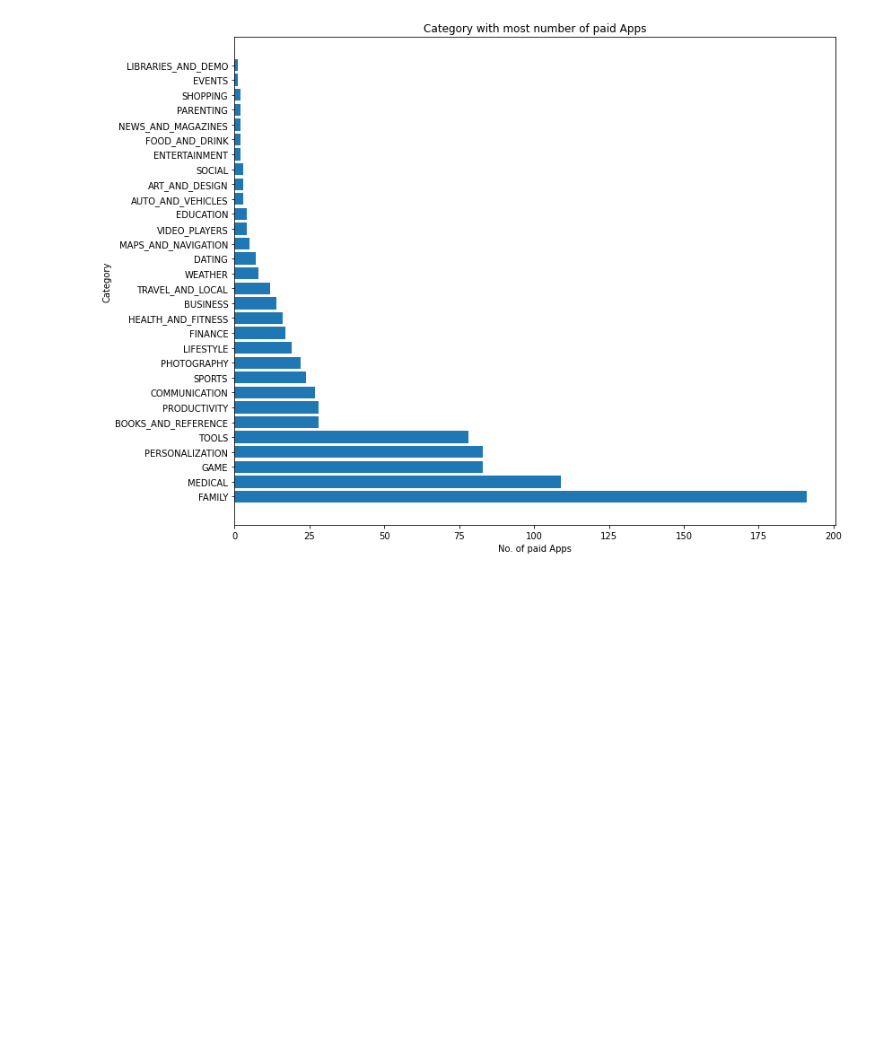
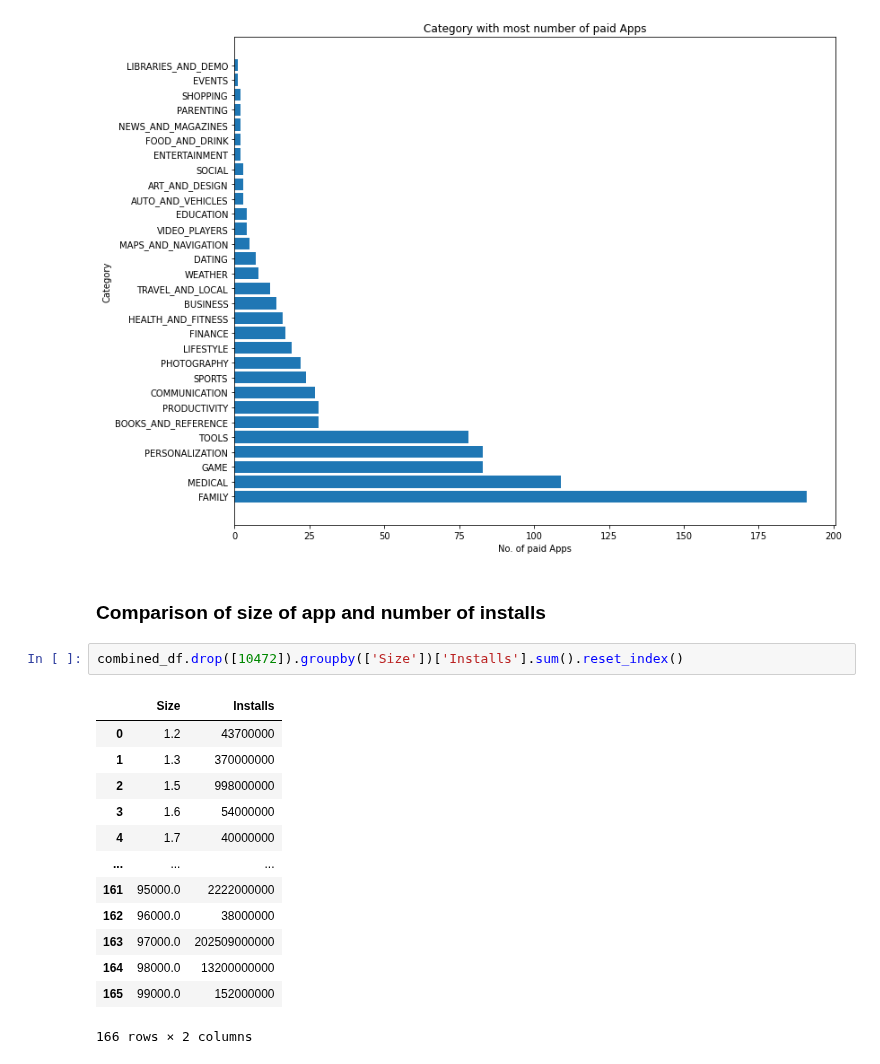
Before and after one commit to Preetirai-tech/Play-Store-App-Review-Analysis, a Jupyter notebook: Play_Store_App_Review_Analysis_Capstone_Project.ipynb, the cells around one changed output. Cells and saved outputs as stored; diff of their text form; blank space fills up the shorter version.

```diff
--- a/Play_Store_App_Review_Analysis_Capstone_Project.ipynb
+++ b/Play_Store_App_Review_Analysis_Capstone_Project.ipynb
@@ -279,3 +279,21 @@ plt.title('Category with most number of paid Apps')
 plt.show()
 # %% [output]
 [figure]
+# %% [markdown]
+### Comparison of size of app and number of installs
+# %%
+combined_df.drop([10472]).groupby(['Size'])['Installs'].sum().reset_index()
+# %% [output]
+|  | Size | Installs |
+| 0 | 1.2 | 43700000 |
+| 1 | 1.3 | 370000000 |
+| 2 | 1.5 | 998000000 |
+| 3 | 1.6 | 54000000 |
+| 4 | 1.7 | 40000000 |
+| ... | ... | ... |
+| 161 | 95000.0 | 2222000000 |
+| 162 | 96000.0 | 38000000 |
+| 163 | 97000.0 | 202509000000 |
+| 164 | 98000.0 | 13200000000 |
+| 165 | 99000.0 | 152000000 |
+166 rows × 2 columns
```
Also changed, not shown: parts of 1 cell of this notebook.
